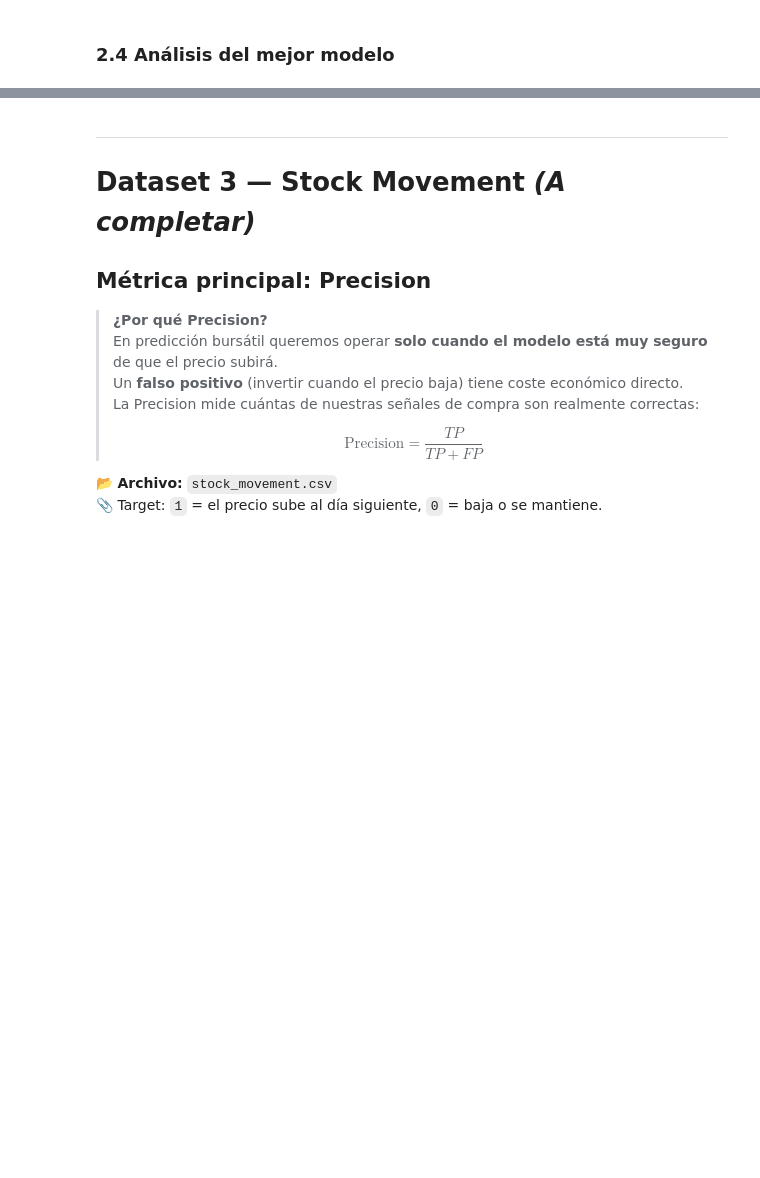
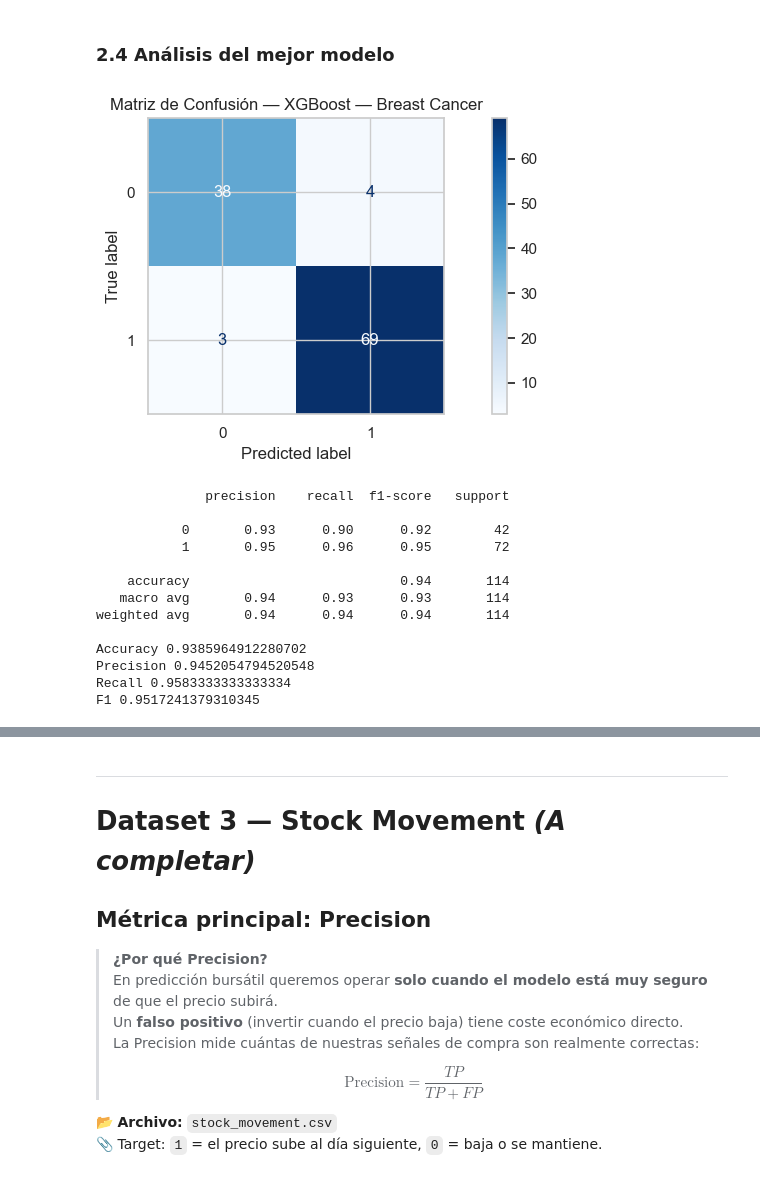
Before and after one commit to adrizz8/IC-2026, a Jupyter notebook: Practica 5/notebook_13_clasificadores.ipynb, the cells around one changed output, grey strips where cells are left out. Saved outputs shown, nothing was run; the diff lists cells and outputs as text; code cells hidden in the pictures; blank space fills up the shorter version.

Commit message:
Cuadernillo 13 terminado a priori a falta de revisar

```diff
--- a/Practica 5/notebook_13_clasificadores.ipynb
+++ b/Practica 5/notebook_13_clasificadores.ipynb
@@ -339,8 +371,15 @@ df_cancer.head(3)
 # TODO: Separa X e y, aplica StandardScaler y realiza el split estratificado
 # Recuerda: usa stratify=y para mantener la proporción de clases en train y test
 
-# X_cancer = ...
-# y_cancer = ...
-# scaler_cancer = StandardScaler()
-# X_cancer_scaled = scaler_cancer.fit_transform(X_cancer)
-# X_train_c, X_test_c, y_train_c, y_test_c = train_test_split(...)
+X_cancer = df_cancer.drop(columns=['target']).copy()
+y_cancer = df_cancer['target']
+
+scaler_cancer = StandardScaler()
+X_cancer_scaled = scaler_cancer.fit_transform(X_cancer)
+
+X_train_c, X_test_c, y_train_c, y_test_c = train_test_split(
+    X_cancer_scaled, y_cancer, test_size=0.2, random_state=42, stratify=y_cancer
+)
+
+print(f'Train: {X_train_c.shape} | Test: {X_test_c.shape}')
+print(f'Tumores malignos en train: {y_train_c.sum()} | en test: {y_test_c.sum()}')
@@ -356,11 +415,28 @@ df_cancer.head(3)
 # %%
 # TODO: Instancia y entrena el modelo que haya obtenido mayor Recall
 # Muestra su matriz de confusión con mostrar_confusion()
 # Intenta mejorarlo ajustando sus hiperparámetros o aplicando técnicas de preprocesamiento como SMOTE o ajuste de pesos de clase.
 
-# mejor_c = ...
-# mejor_c.fit(X_train_c, y_train_c)
-# mostrar_confusion(mejor_c, X_test_c, y_test_c, titulo='...')
+# Usamos XGBoost con scale_pos_weight para mejorar el Recall (prioridad: detectar todos los cánceres)
+mejor_c = XGBClassifier(eval_metric='logloss', random_state=42, verbosity=0, scale_pos_weight=0.5)
+mejor_c.fit(X_train_c, y_train_c)
+
+mostrar_confusion(mejor_c, X_test_c, y_test_c, titulo='Matriz de Confusión — XGBoost — Breast Cancer')
+# %% [output]
+[figure, added]
+              precision    recall  f1-score   support
+
+           0       0.93      0.90      0.92        42
+           1       0.95      0.96      0.95        72
+
+    accuracy                           0.94       114
+   macro avg       0.94      0.93      0.93       114
+weighted avg       0.94      0.94      0.94       114
+
+Accuracy 0.9385964912280702
+Precision 0.9452054794520548
+Recall 0.9583333333333334
+F1 0.9517241379310345
 # %% [markdown]
 ### 2.5 Conclusiones — Wisconsin Breast Cancer
 
```
Also changed, not shown: parts of 15 cells of this notebook.
